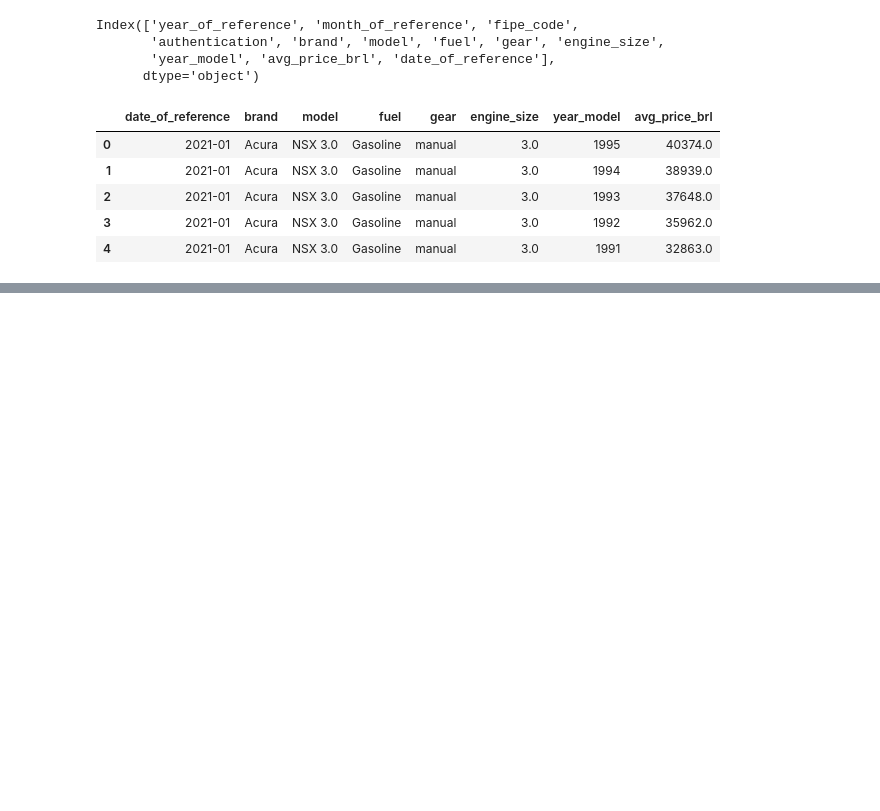
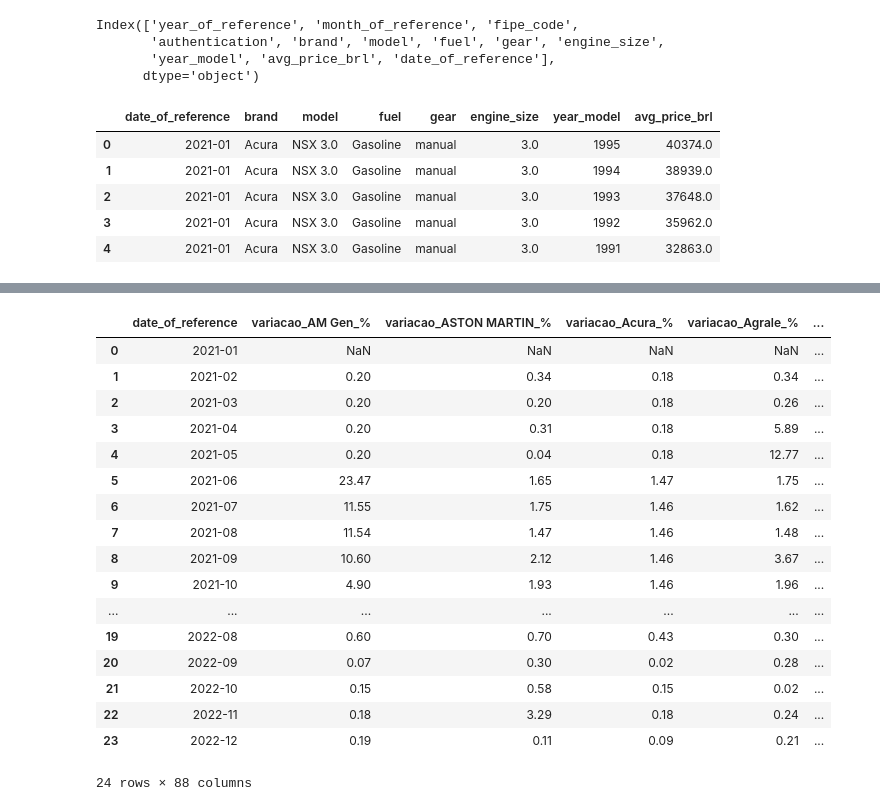
Before and after one commit to DavidTitoInfantas/Projeto_DataViz, a Jupyter notebook: analise_dados_car.ipynb, the cells around one changed output, grey strips where cells are left out. Cells and saved outputs as stored; diff of their text form; code cells hidden in the pictures; blank space fills up the shorter version.

```diff
--- a/analise_dados_car.ipynb
+++ b/analise_dados_car.ipynb
@@ -134,0 +204,21 @@ df_clean.head()
+# %%
+df_variacao
+# %% [output]
+|  | date_of_reference | variacao_AM Gen_% | variacao_ASTON MARTIN_% | variacao_Acura_% | variacao_Agrale_% | ... |
+| 0 | 2021-01 | NaN | NaN | NaN | NaN | ... |
+| 1 | 2021-02 | 0.20 | 0.34 | 0.18 | 0.34 | ... |
+| 2 | 2021-03 | 0.20 | 0.20 | 0.18 | 0.26 | ... |
+| 3 | 2021-04 | 0.20 | 0.31 | 0.18 | 5.89 | ... |
+| 4 | 2021-05 | 0.20 | 0.04 | 0.18 | 12.77 | ... |
+| 5 | 2021-06 | 23.47 | 1.65 | 1.47 | 1.75 | ... |
+| 6 | 2021-07 | 11.55 | 1.75 | 1.46 | 1.62 | ... |
+| 7 | 2021-08 | 11.54 | 1.47 | 1.46 | 1.48 | ... |
+| 8 | 2021-09 | 10.60 | 2.12 | 1.46 | 3.67 | ... |
+| 9 | 2021-10 | 4.90 | 1.93 | 1.46 | 1.96 | ... |
+| ... | ... | ... | ... | ... | ... | ... |
+| 19 | 2022-08 | 0.60 | 0.70 | 0.43 | 0.30 | ... |
+| 20 | 2022-09 | 0.07 | 0.30 | 0.02 | 0.28 | ... |
+| 21 | 2022-10 | 0.15 | 0.58 | 0.15 | 0.02 | ... |
+| 22 | 2022-11 | 0.18 | 3.29 | 0.18 | 0.24 | ... |
+| 23 | 2022-12 | 0.19 | 0.11 | 0.09 | 0.21 | ... |
+24 rows × 88 columns
```
Also changed, not shown: parts of 11 cells of this notebook.
